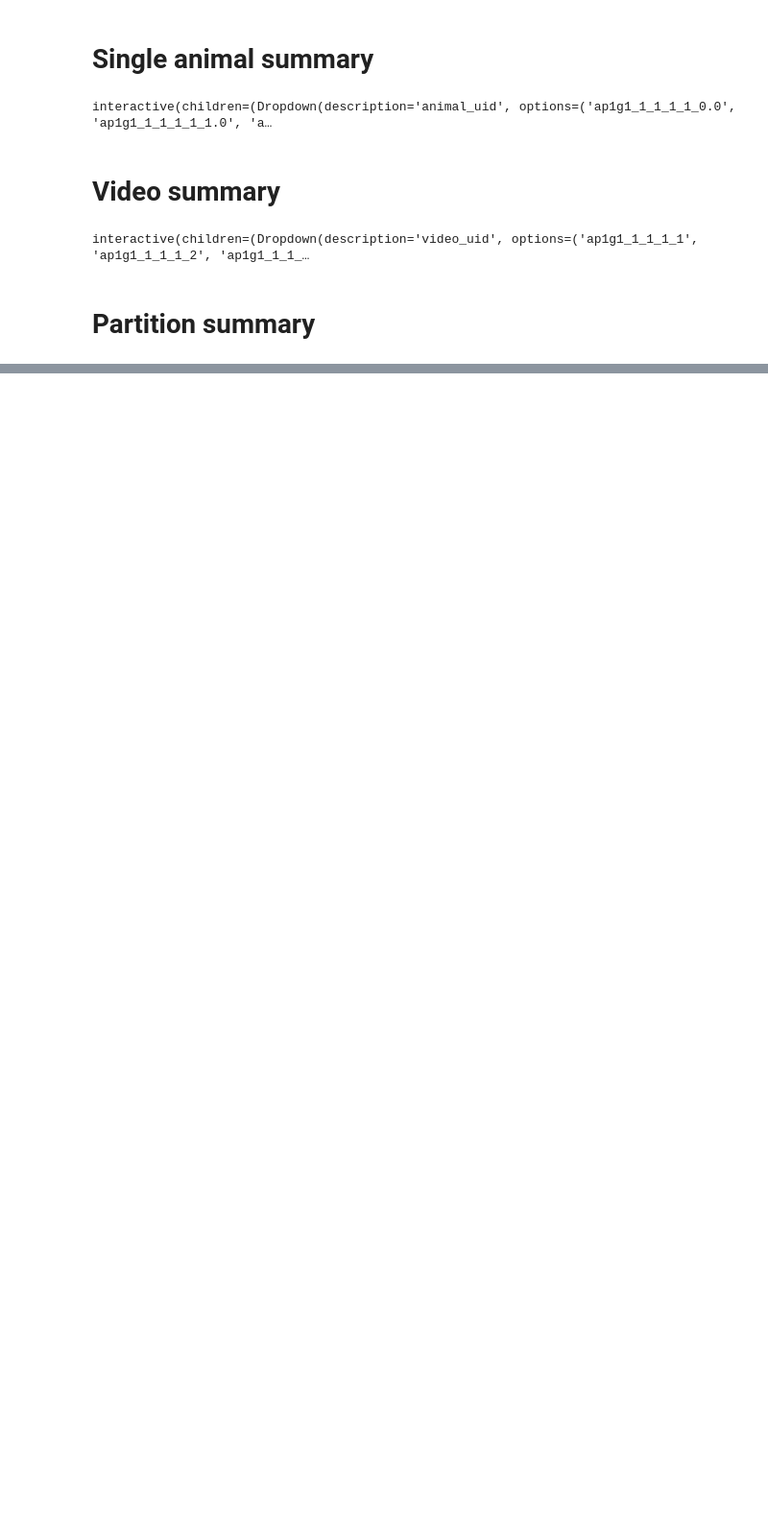
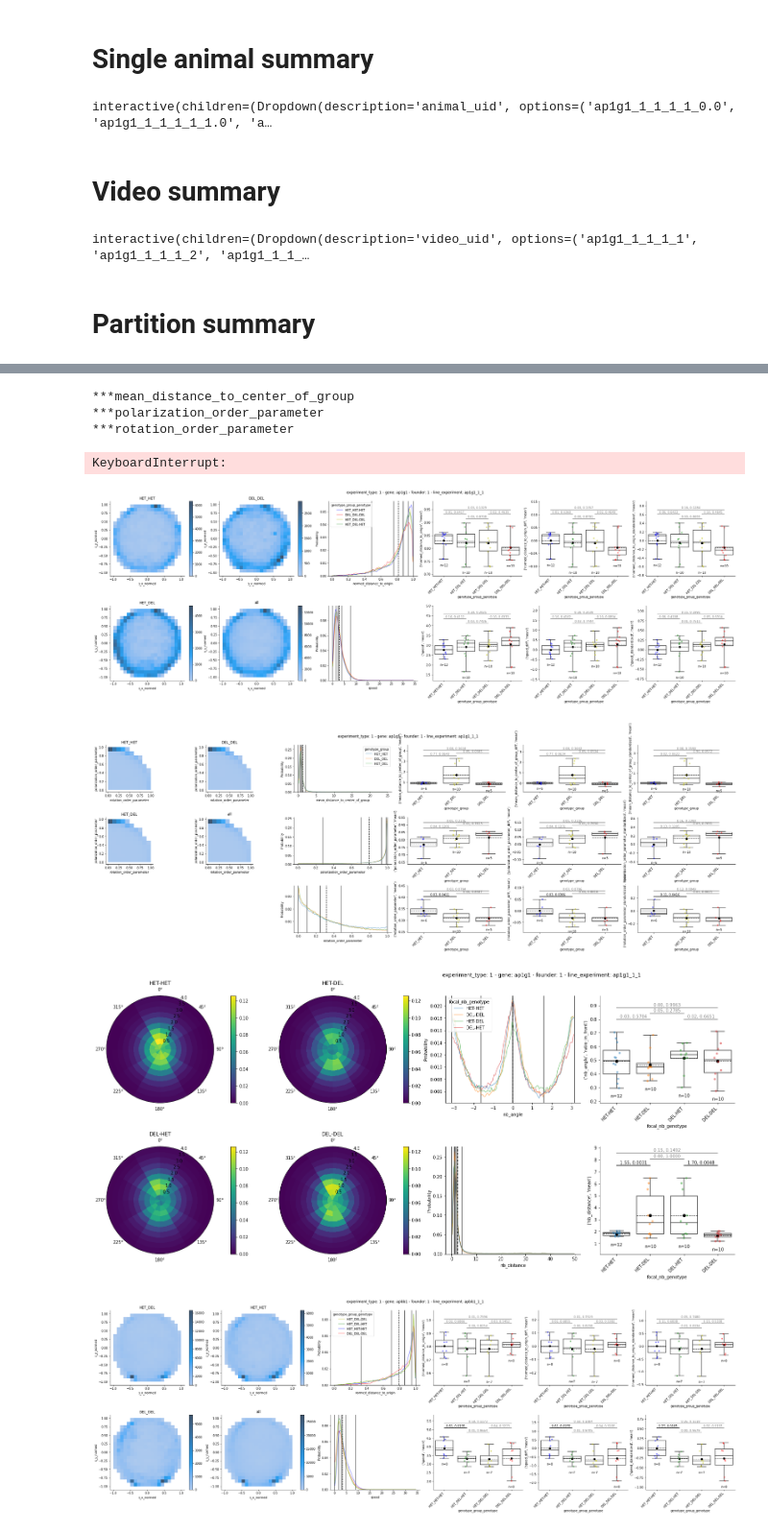
Before and after one commit to vastgroup/mic-social-behavior-analysis, a Jupyter notebook: eda.ipynb, the cells around one changed output, grey strips where cells are left out. Shown at 96% size. Saved outputs shown, nothing was run; the diff lists cells and outputs as text; code cells hidden in the pictures; blank space fills up the shorter version.

```diff
--- a/eda.ipynb
+++ b/eda.ipynb
@@ -153,0 +118,17 @@ interactive(children=(Dropdown(description='partition_uid', options=('ap1g1_1_1'
+# %%
+from mic_analysis.constants import GENERATED_FIGURES_PATH
+import os
+
+save_path = os.path.join(GENERATED_FIGURES_PATH, f'summary_{partition_col}')
+if not os.path.isdir(save_path):
+    os.makedirs(save_path)
+
+for partition in possible_partition_uids:
+    assert partition_col in data_group.columns
+    if partition in possible_partition_uids:
+        plot_summary_partition(datasets, partition_col, partition, variables_ranges, save=True, save_path=save_path)
+    else:
+        print(f"Video {partition} does not exist")
+        print("Possible partition_uids are")
+        print(possible_partition_uids)
+# %% [output]
@@ -153,0 +152,8 @@ interactive(children=(Dropdown(description='partition_uid', options=('ap1g1_1_1'
+***mean_distance_to_center_of_group
+***polarization_order_parameter
+***rotation_order_parameter
+KeyboardInterrupt:
+[figure, added]
+[figure, added]
+[figure, added]
+[figure, added]
```
Also changed, not shown: parts of 5 cells of this notebook, 8 other files.
